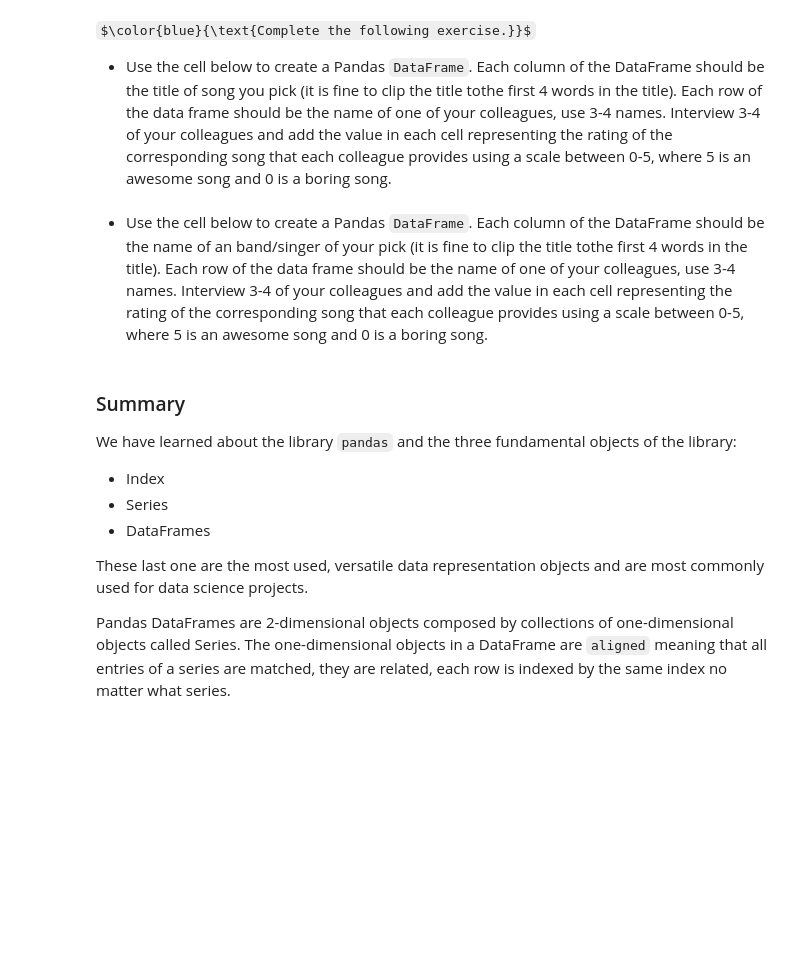
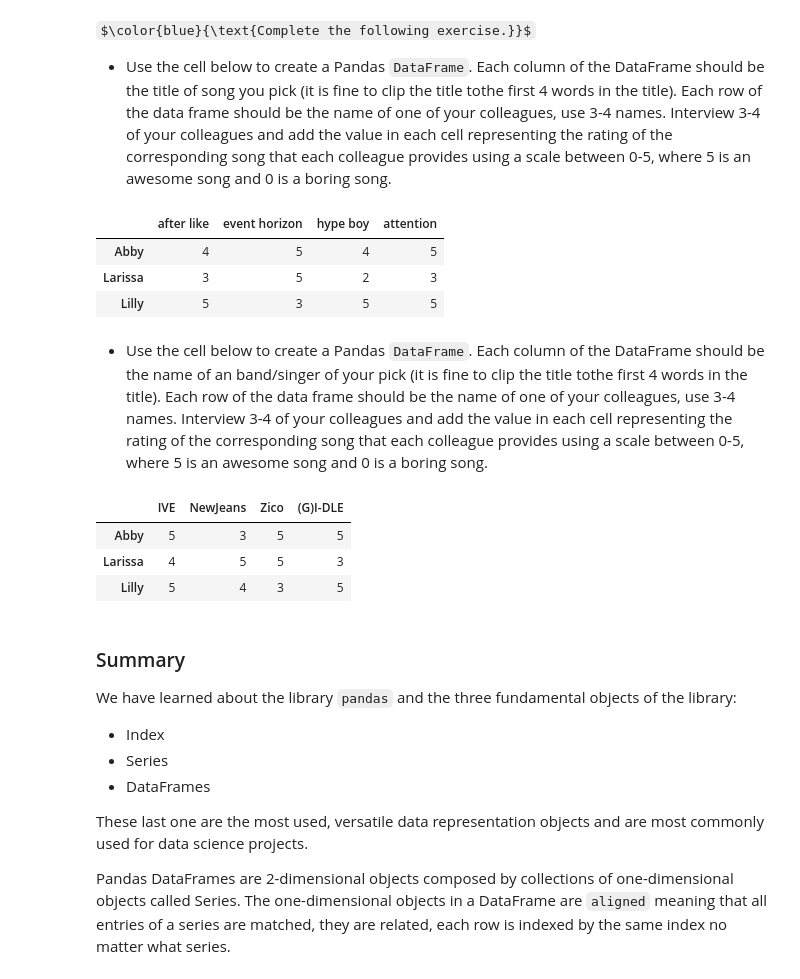
Before and after one commit to baramX3/PSY_submissions, a Jupyter notebook: tutorial_notebooks/tutorial015-Pandas-Introduction.ipynb, the cells around one changed output. Cells and saved outputs as stored; diff of their text form; code cells hidden in the pictures; some formulas as TeX source; blank space fills up the shorter version.

```diff
--- a/tutorial_notebooks/tutorial015-Pandas-Introduction.ipynb
+++ b/tutorial_notebooks/tutorial015-Pandas-Introduction.ipynb
@@ -317,8 +531,52 @@ print(rows)
 $\color{blue}{\text{Complete the following exercise.}}$
 
   - Use the cell below to create a Pandas `DataFrame`. Each column of the DataFrame should be the title of song you pick (it is fine to clip the title tothe first 4 words in the title). Each row of the data frame should be the name of one of your colleagues, use 3-4 names. Interview 3-4 of your colleagues and add the value in each cell representing the rating of the corresponding song that each colleague provides using a scale between 0-5, where 5 is an awesome song and 0 is a boring song.
+# %%
+# create pd series with responses from 3 colleagues
+# (note: I asked colleagues from other classes because I missed class due to illness)
+song_rating_abby = pd.Series({'after like': 4, 'event horizon': 5, 'hype boy': 4, 'attention': 5})
+song_rating_larissa = pd.Series({'after like': 3, 'event horizon': 5, 'hype boy': 2, 'attention': 3})
+song_rating_lilly = pd.Series({'after like': 5, 'event horizon': 3, 'hype boy': 5, 'attention': 5})
+
+# create df from the series
+song_ratings = pd.DataFrame({'Abby' : song_rating_abby,
+                             'Larissa' : song_rating_larissa,
+                             'Lilly' : song_rating_lilly})
+
+# transpose and show df
+# note: I transposed row vs. col because there was a discrepancy between
+# the instructions of the problem and what was easiest to code as reponses for each response
+song_ratings = song_ratings.T
+song_ratings
+# %% [output]
+|  | after like | event horizon | hype boy | attention |
+| Abby | 4 | 5 | 4 | 5 |
+| Larissa | 3 | 5 | 2 | 3 |
+| Lilly | 5 | 3 | 5 | 5 |
 # %% [markdown]
   - Use the cell below to create a Pandas `DataFrame`. Each column of the DataFrame should be the name of an band/singer of your pick (it is fine to clip the title tothe first 4 words in the title). Each row of the data frame should be the name of one of your colleagues, use 3-4 names. Interview 3-4 of your colleagues and add the value in each cell representing the rating of the corresponding song that each colleague provides using a scale between 0-5, where 5 is an awesome song and 0 is a boring song.
+# %%
+# create pd series with responses from 3 colleagues rating different artists
+# (note: I asked colleagues from other classes because I missed class due to illness)
+artist_rating_abby = pd.Series({'IVE': 5, 'NewJeans': 3, 'Zico': 5, '(G)I-DLE': 5})
+artist_rating_larissa = pd.Series({'IVE': 4, 'NewJeans': 5, 'Zico': 5, '(G)I-DLE': 3})
+artist_rating_lilly = pd.Series({'IVE': 5, 'NewJeans': 4, 'Zico': 3, '(G)I-DLE': 5})
+
+# create df from the series
+artist_ratings = pd.DataFrame({'Abby' : artist_rating_abby,
+                               'Larissa' : artist_rating_larissa,
+                               'Lilly' : artist_rating_lilly})
+
+# transpose and show df
+# note: I transposed row vs. col because there was a discrepancy between
+# the instructions of the problem and what was easiest to code as reponses for each response
+artist_ratings = artist_ratings.T
+artist_ratings
+# %% [output]
+|  | IVE | NewJeans | Zico | (G)I-DLE |
+| Abby | 5 | 3 | 5 | 5 |
+| Larissa | 4 | 5 | 5 | 3 |
+| Lilly | 5 | 4 | 3 | 5 |
 # %% [markdown]
 ### Summary
 
```
Also changed, not shown: parts of 35 cells of this notebook.
